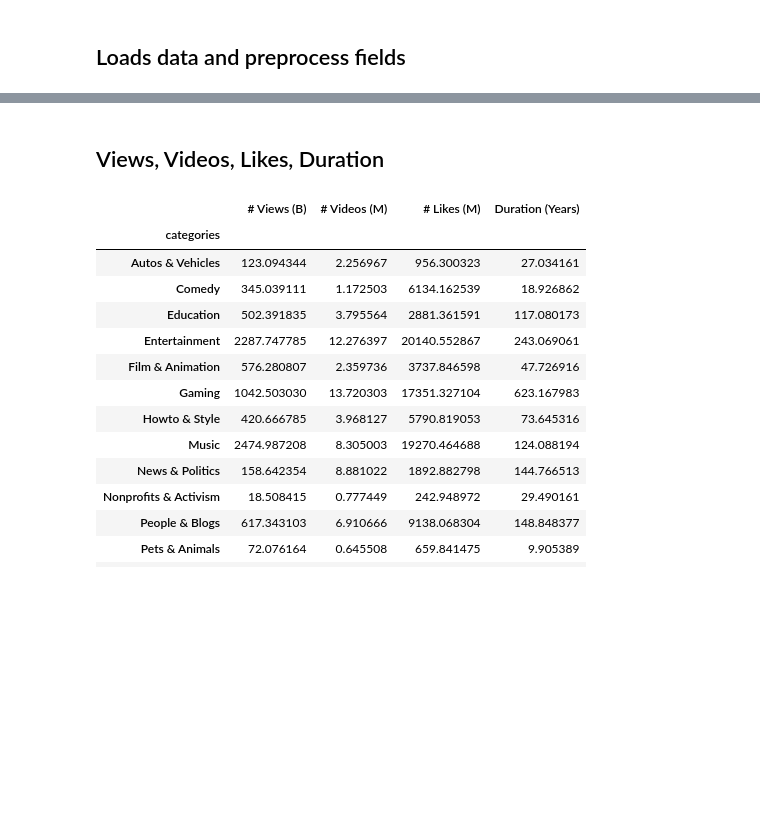
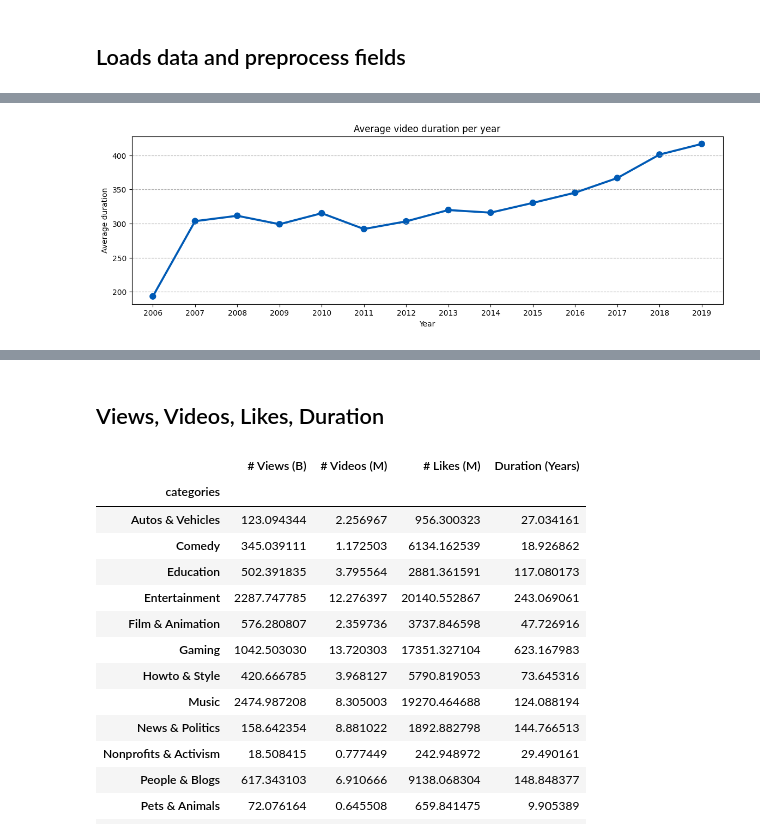
Before and after one commit to epfl-ada/ada-2023-project-datasquad2023, a Jupyter notebook: exploration.ipynb, the cells around one changed output, grey strips where cells are left out. Drawn from its saved outputs; the diff is of its cells as text; code cells hidden in the pictures; blank space fills up the shorter version.

```diff
--- a/exploration.ipynb
+++ b/exploration.ipynb
@@ -260,0 +90,20 @@ for idx, title in enumerate(titles):
+# %%
+df_vd_tech_modif_duration = df_vd_tech_modif.groupby("upload_date")[["duration"]].mean()
+# %%
+df_vd_tech_modif_duration.columns = ["average_duration"]
+# %%
+# Plot : Average video duration per year
+# Set up the subplots with the figure size (14,4)
+fig, axes = plt.subplots(nrows=1, ncols=1, figsize=(14, 4))
+sns.pointplot(x=df_vd_tech_modif_duration.index,
+              y='average_duration',
+              errwidth=1.5,
+              data=df_vd_tech_modif_duration,
+              ax=axes,
+              color='#005AB5')
+axes.set_title('Average video duration per year')
+axes.set_ylabel('Average duration (in seconds)')
+axes.set_xlabel('Year')
+axes.grid(axis='y', linestyle='--')
+# %% [output]
+[figure, added]
```
Also changed, not shown: parts of 59 cells of this notebook.
